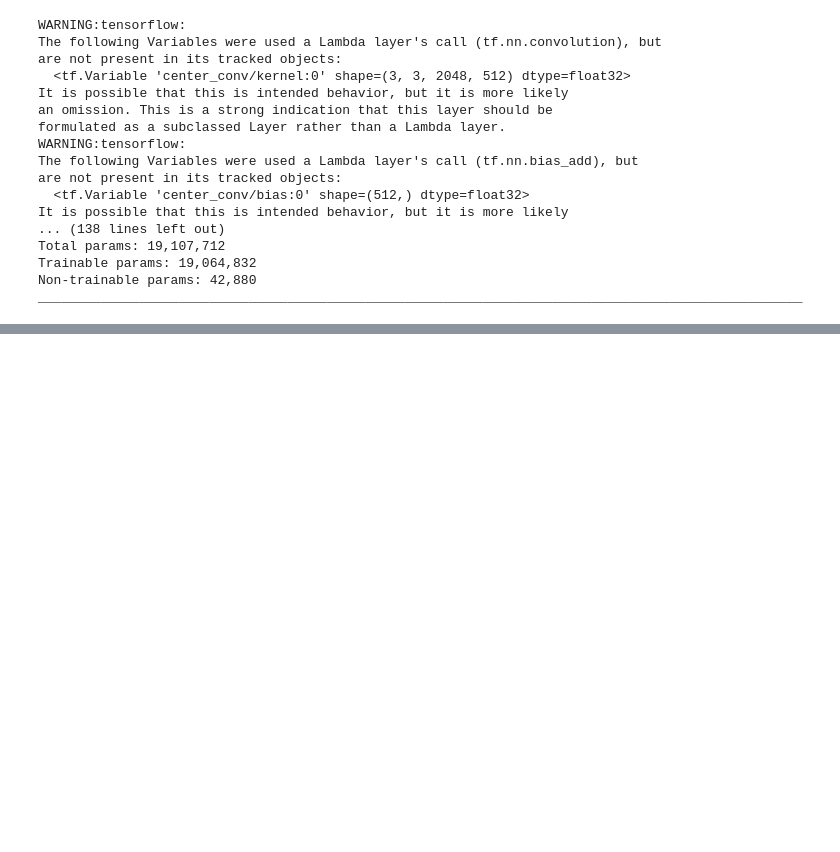
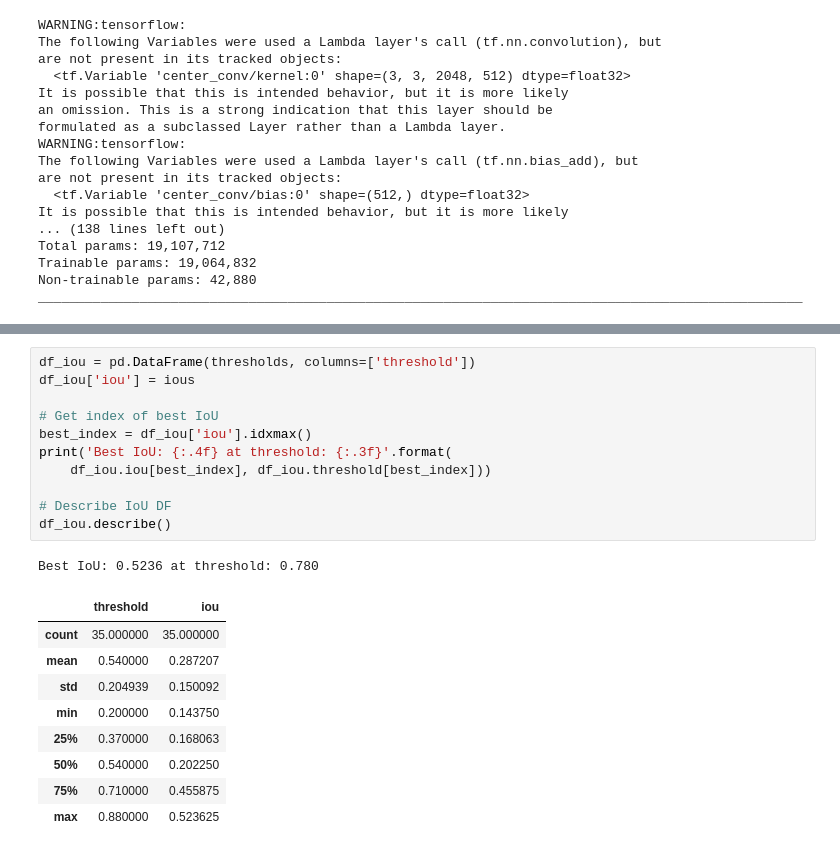
Before and after one commit to cedjustin/AI, a Jupyter notebook: sprint20.ipynb, the cells around one changed output, grey strips where cells are left out. Saved outputs shown, nothing was run; the diff lists cells and outputs as text; blank space fills up the shorter version.

```diff
--- a/sprint20.ipynb
+++ b/sprint20.ipynb
@@ -556,0 +631,22 @@ ValueError: ignored
+# %%
+df_iou = pd.DataFrame(thresholds, columns=['threshold'])
+df_iou['iou'] = ious
+
+# Get index of best IoU
+best_index = df_iou['iou'].idxmax()
+print('Best IoU: {:.4f} at threshold: {:.3f}'.format(
+    df_iou.iou[best_index], df_iou.threshold[best_index]))
+
+# Describe IoU DF
+df_iou.describe()
+# %% [output]
+Best IoU: 0.5236 at threshold: 0.780
+|  | threshold | iou |
+| count | 35.000000 | 35.000000 |
+| mean | 0.540000 | 0.287207 |
+| std | 0.204939 | 0.150092 |
+| min | 0.200000 | 0.143750 |
+| 25% | 0.370000 | 0.168063 |
+| 50% | 0.540000 | 0.202250 |
+| 75% | 0.710000 | 0.455875 |
+| max | 0.880000 | 0.523625 |
```
Also changed, not shown: parts of 17 cells of this notebook.
